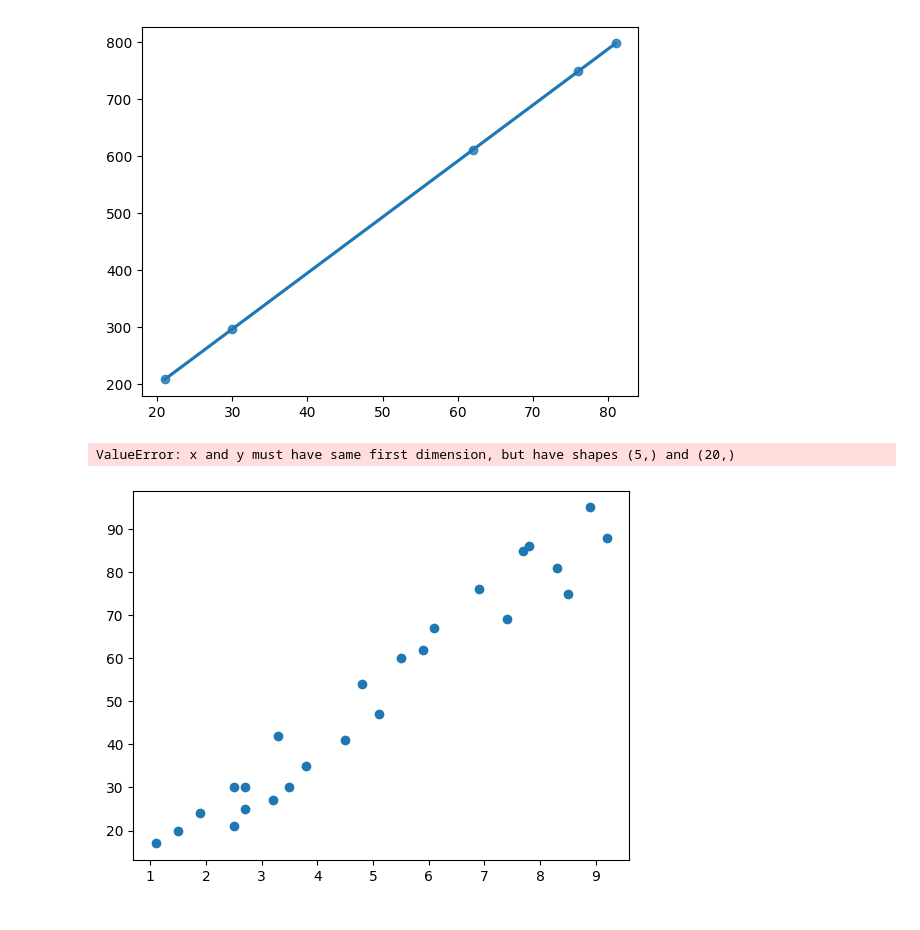
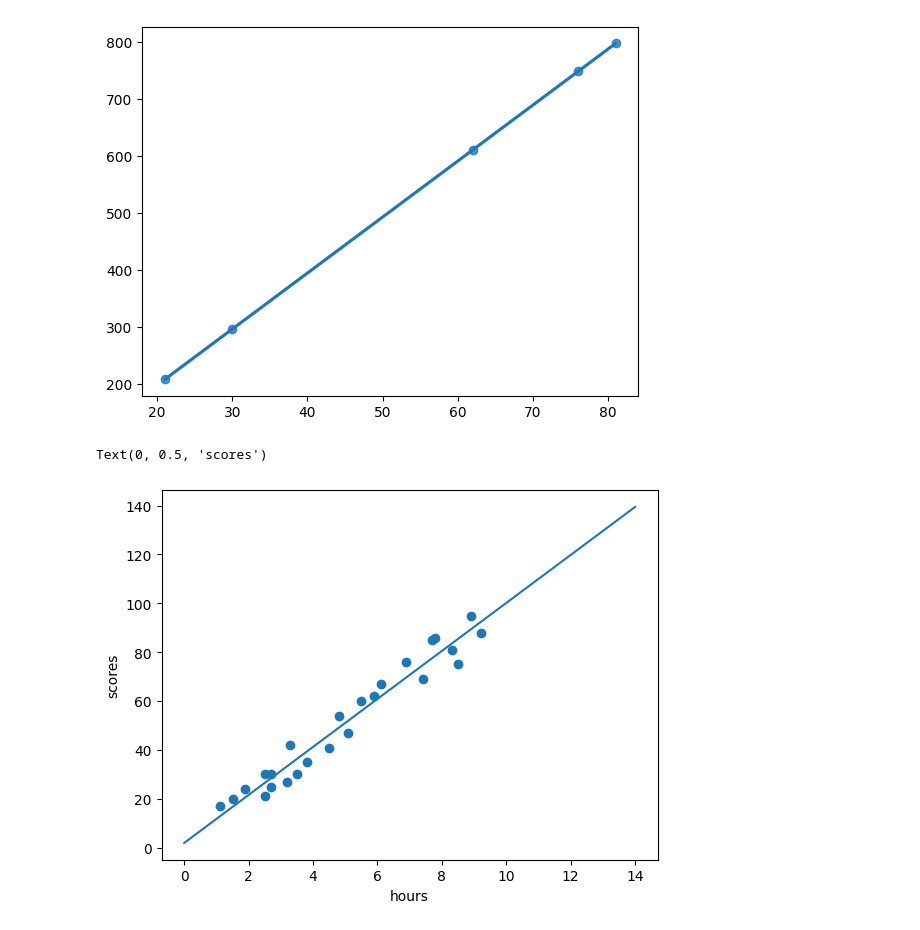
Before and after one commit to royhankamil/Machine-Learning-Project, a Jupyter notebook: Practice_linear_regression/Student_scores/from_scratch.ipynb, the cells around one changed output. Saved outputs shown, nothing was run; the diff lists cells and outputs as text; code cells hidden in the pictures.

```diff
--- a/Practice_linear_regression/Student_scores/from_scratch.ipynb
+++ b/Practice_linear_regression/Student_scores/from_scratch.ipynb
@@ -137,9 +137,10 @@ sns.regplot(x=y_test, y=linear_regression.predict(y_test))
 # %%
 # linear_regression.predict(4)
 plt.scatter(x, y)
-plt.plot(y_test, linear_regression.predict_all())
+x_graphics = np.array([i for i in range(15)])
+plt.plot(x_graphics, linear_regression.predict(x_graphics))
 plt.xlabel("hours")
 plt.ylabel("scores")
 # %% [output]
-ValueError: x and y must have same first dimension, but have shapes (5,) and (20,)
+Text(0, 0.5, 'scores')
-[figure, old version]
+[figure, new version]
```
Also changed, not shown: 1 other file.
